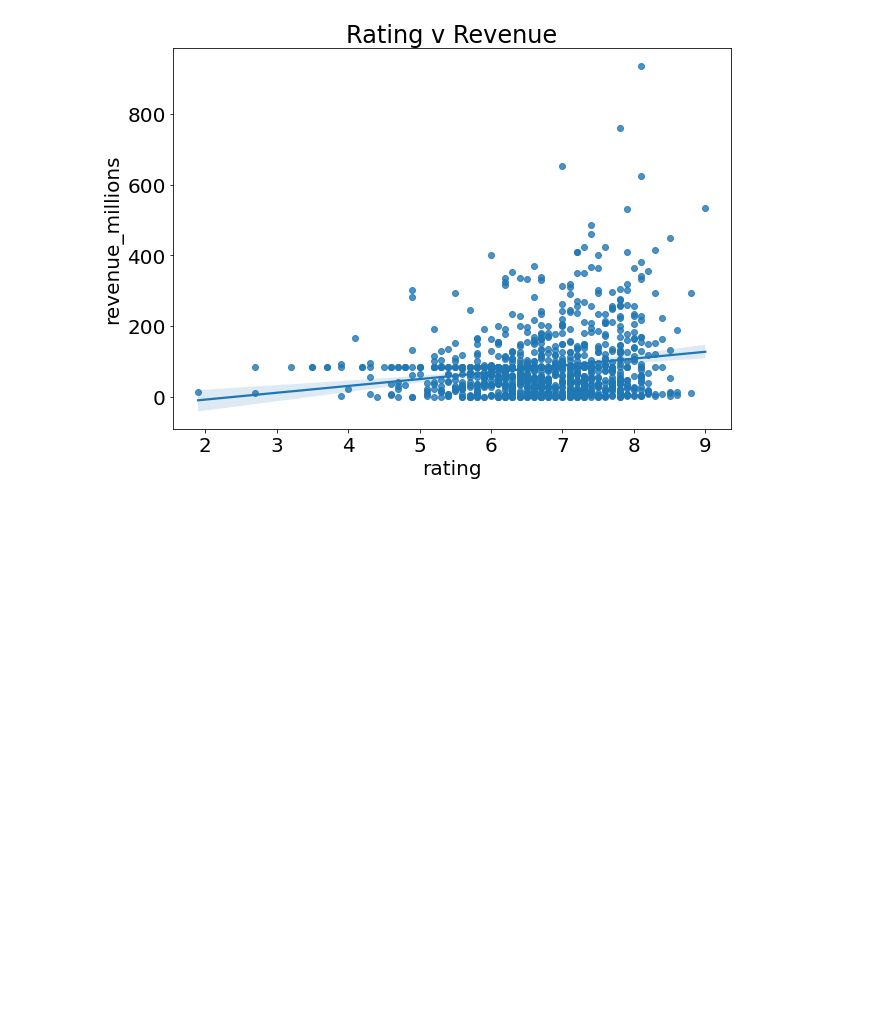
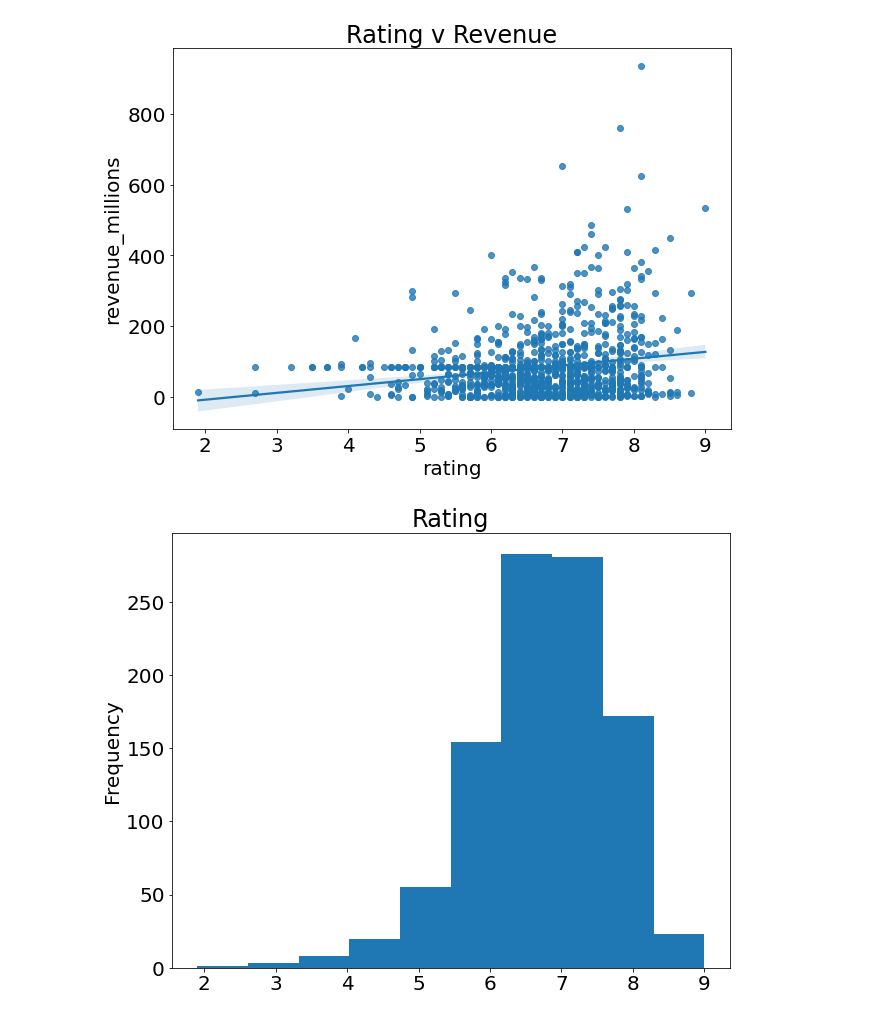
Before and after one commit to TurnipGuy30/Jupyter, a Jupyter notebook: Jupyter/Pandas.ipynb, the cells around one changed output. Saved outputs shown, nothing was run; the diff lists cells and outputs as text; code cells hidden in the pictures; blank space fills up the shorter version.

```diff
--- a/Jupyter/Pandas.ipynb
+++ b/Jupyter/Pandas.ipynb
@@ -449,3 +447,11 @@ sns.regplot(
 plt.title('Rating v Revenue');
 # %% [output]
 [figure]
+# %%
+# plot histogram based on column
+movies_df['rating'].plot(
+	kind='hist',
+	title='Rating'
+);
+# %% [output]
+[figure, added]
```
Also changed, not shown: parts of 29 cells of this notebook, 1 other file.
